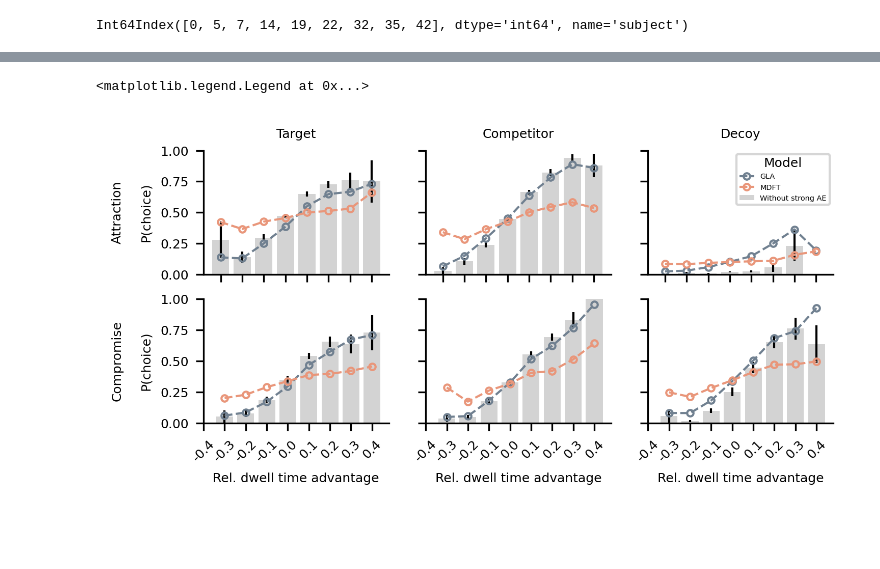
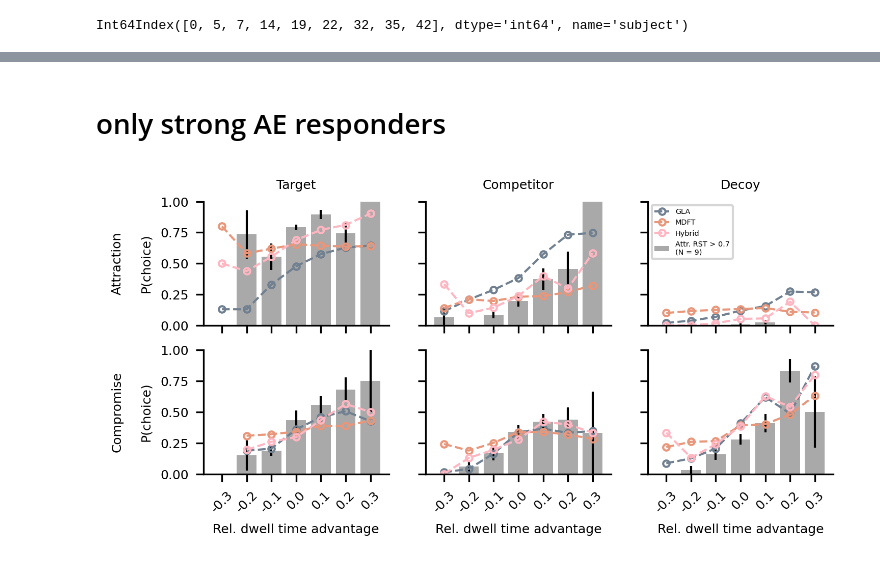
Before and after one commit to moltaire/gda-context, a Jupyter notebook: src/xxx_qualitative-tests-of-gda.ipynb, the cells around one changed output, grey strips where cells are left out. Cells and saved outputs as stored; diff of their text form; code cells hidden in the pictures; blank space fills up the shorter version.

Commit message:
included hybrid model, improved figures

```diff
--- a/src/xxx_qualitative-tests-of-gda.ipynb
+++ b/src/xxx_qualitative-tests-of-gda.ipynb
@@ -139,7 +160,7 @@ def plot_dwell_adv(
     return ax, summary
 # %%
 # add dwell time advantage for each alternative
-bins = np.arange(-0.45, 0.46, 0.1).round(2)
+bins = np.arange(-0.35, 0.36, 0.1).round(2)
 
 for i in ["A", "B", "C", "target", "competitor", "decoy"]:
     others = [j for j in ["A", "B", "C"] if j != i]
@@ -152,7 +173,7 @@ for e, effect in enumerate(["attraction", "compromise"]):
     for i, alternative in enumerate(["target", "competitor", "decoy"]):
         ax = axs[e, i]
         ax, summary = plot_dwell_adv(
-            trials.loc[trials["effect"] == effect],
+            trials.loc[(trials["effect"] == effect) & (trials["trial"] % 2 == 0)],
             kind="bar",
             color="lightgray",
             alternative=alternative,
@@ -162,7 +183,9 @@ for e, effect in enumerate(["attraction", "compromise"]):
         for m, model in enumerate(models):
             ax, summary = plot_dwell_adv(
                 predictions.loc[
-                    (predictions["model"] == model) & (predictions["effect"] == effect)
+                    (predictions["model"] == model)
+                    & (predictions["effect"] == effect)
+                    & (predictions["trial"] % 2 == 1)
                 ],
                 kind="line",
                 color=palette[m],
@@ -181,5 +204,11 @@ for e, effect in enumerate(["attraction", "compromise"]):
             ax.set_xlabel(None)
         else:
             ax.set_xlabel("Rel. dwell time advantage")
-axs[0, -1].legend(title="Model", fontsize="xx-small")
+legend = axs[0, -1].legend(
+    fontsize="xx-small", ncol=2, markerscale=0.7, columnspacing=1
+)
+plt.savefig(
+    join(OUTPUT_DIR, f"dwell-time-advantage_obs_pred_all-models.pdf"),
+    bbox_inches="tight",
+)
 # %% [output]
@@ -223,4 +308,8 @@ Int64Index([0, 5, 7, 14, 19, 22, 32, 35, 42], dtype='int64', name='subject')
+# %% [markdown]
+# only strong AE responders
 # %%
+N = len(strong_responders)
+
 fig, axs = plt.subplots(2, 3, figsize=cm2inch(3 * 4.5, 6), sharey="row", sharex="col")
 for e, effect in enumerate(["attraction", "compromise"]):
     for i, alternative in enumerate(["target", "competitor", "decoy"]):
@@ -228,41 +317,52 @@ for e, effect in enumerate(["attraction", "compromise"]):
         ax, summary = plot_dwell_adv(
             trials.loc[
                 (trials["effect"] == effect)
-                & (~trials["subject"].isin(strong_responders))
+                & (trials["subject"].isin(strong_responders))
+                & (trials["trial"] % 2 == 0)
             ],
             kind="bar",
-            color="lightgray",
+            color="darkgray",
             alternative=alternative,
             choicecol="choice_tcd",
             ax=ax,
-            label="Without strong AE",
+            label=f"Attr. RST > 0.7\n(N = {N})",
         )
 
-        for m, model in enumerate(["glickman1layer", "mdft"]):
+        for m, model in enumerate(["glickman1layer", "mdft", hybrid]):
+            if model == hybrid:
+                color = palette[len(models) - 1]
+            else:
+                color = palette[m]
             ax, summary = plot_dwell_adv(
                 predictions.loc[
                     (predictions["model"] == model)
                     & (predictions["effect"] == effect)
-                    & (~predictions["subject"].isin(strong_responders))
+                    & (predictions["subject"].isin(strong_responders))
+                    & (predictions["trial"] % 2 == 1)
                 ],
                 kind="line",
-                color=palette[m],
+                color=color,
                 choicecol="predicted_choice_tcd",
                 alternative=alternative,
                 label=model_labels[model],
                 ax=ax,
             )
         if i == 0:
             ax.set_ylabel(f"{effect.capitalize()}\n\nP(choice)")
         else:
             ax.set_ylabel(None)
 
         if e == 0:
             ax.set_title(f"{alternative.capitalize()}")
             ax.set_xlabel(None)
         else:
             ax.set_xlabel("Rel. dwell time advantage")
-axs[0, -1].legend(title="Model", fontsize="xx-small")
+axs[0, -1].legend(fontsize="xx-small", loc="upper left")
+plt.savefig(
+    join(
+        OUTPUT_DIR, f"dwell-time-advantage_obs_pred_selected-models_only-strong-ae.pdf"
+    ),
+    bbox_inches="tight",
+)
 # %% [output]
-<matplotlib.legend.Legend at 0x...>
-[figure, old version]
+[figure, new version]
```
Also changed, not shown: parts of 10 cells of this notebook, 3 other files.
